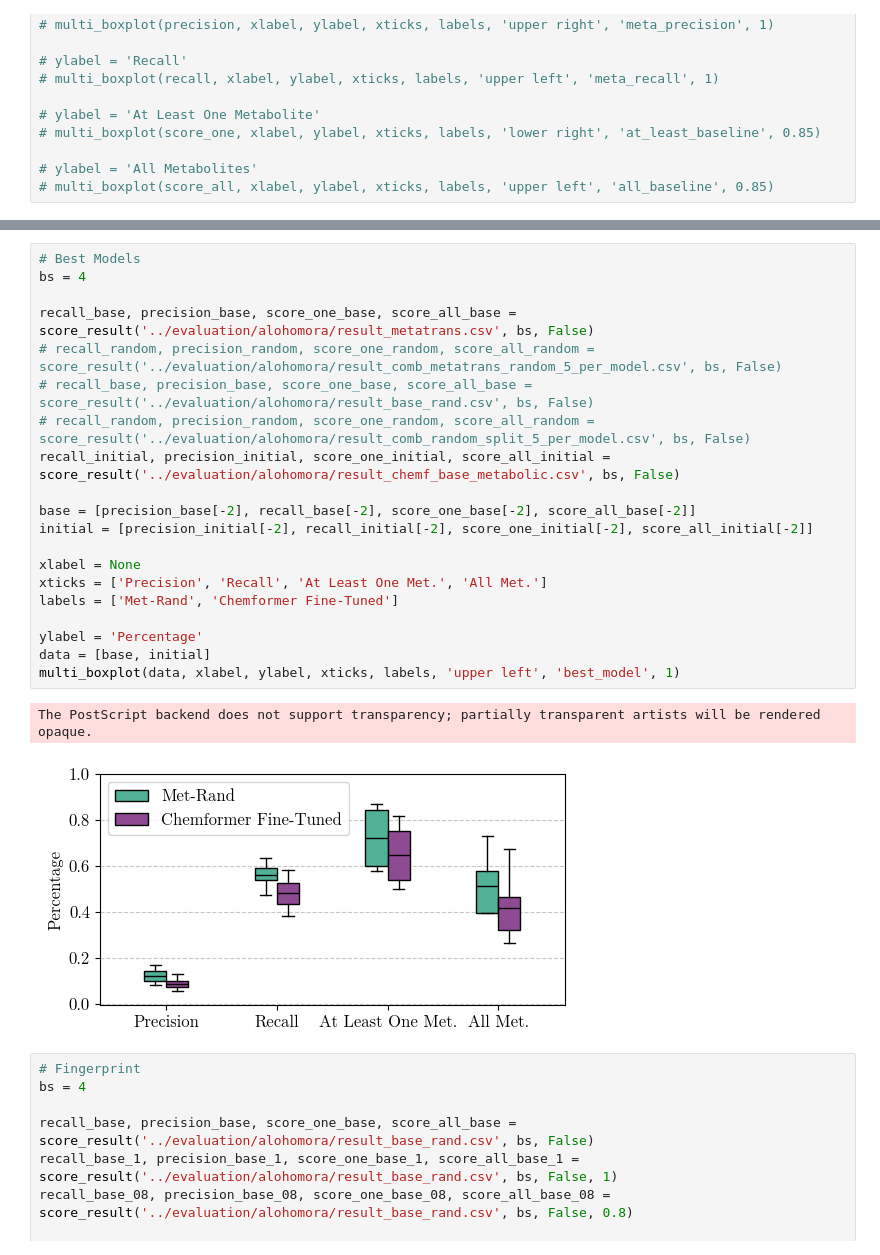
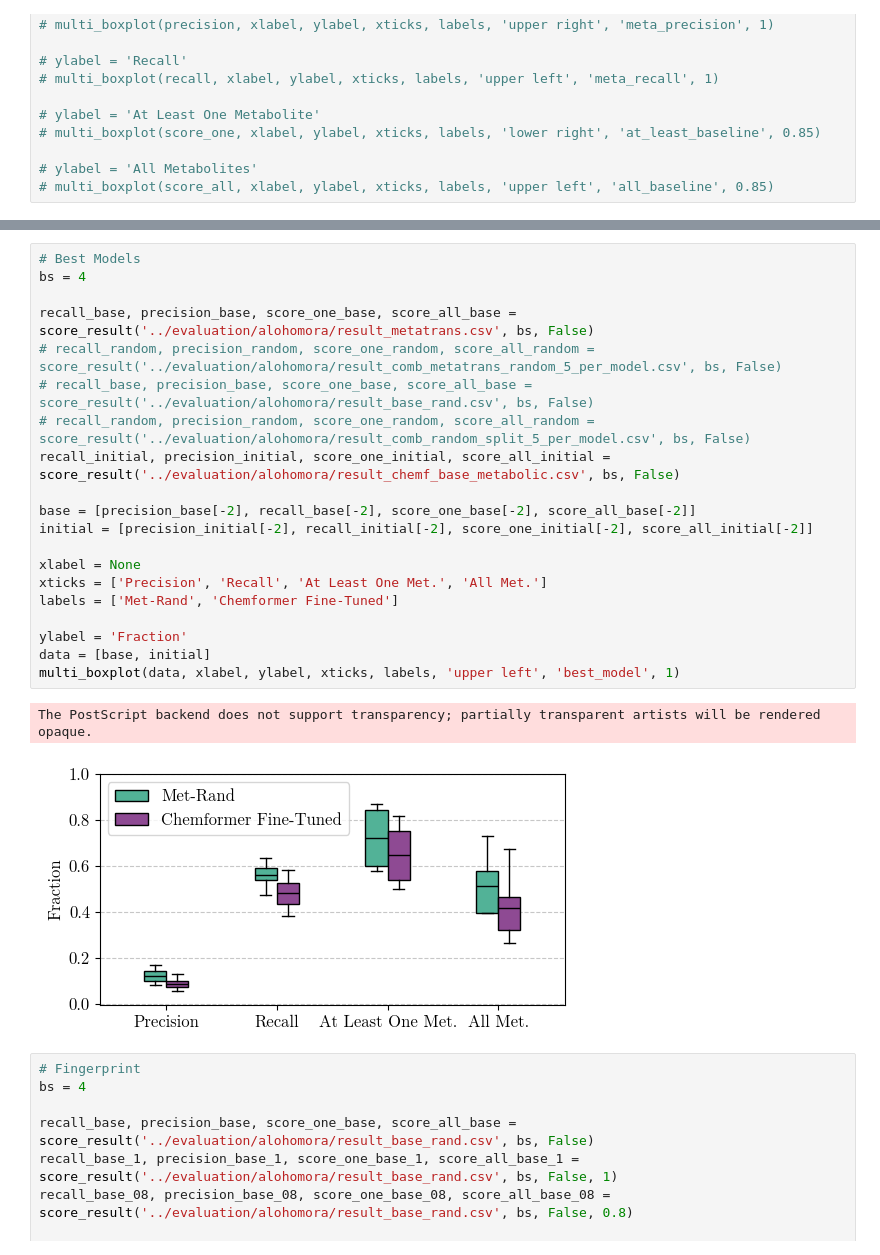
Before and after one commit to tsofiac/LAGOM, a Jupyter notebook: data_analysis/boxplot.ipynb, the cells around one changed output, grey strips where cells are left out. Drawn from its saved outputs; the diff is of its cells as text.

```diff
--- a/data_analysis/boxplot.ipynb
+++ b/data_analysis/boxplot.ipynb
@@ -543,26 +543,26 @@ The PostScript backend does not support transparency; partially transparent arti
 # %%
 # Best Models
 bs = 4
 
 recall_base, precision_base, score_one_base, score_all_base = score_result('../evaluation/alohomora/result_metatrans.csv', bs, False)
 # recall_random, precision_random, score_one_random, score_all_random = score_result('../evaluation/alohomora/result_comb_metatrans_random_5_per_model.csv', bs, False)
 # recall_base, precision_base, score_one_base, score_all_base = score_result('../evaluation/alohomora/result_base_rand.csv', bs, False)
 # recall_random, precision_random, score_one_random, score_all_random = score_result('../evaluation/alohomora/result_comb_random_split_5_per_model.csv', bs, False)
 recall_initial, precision_initial, score_one_initial, score_all_initial = score_result('../evaluation/alohomora/result_chemf_base_metabolic.csv', bs, False)
 
 base = [precision_base[-2], recall_base[-2], score_one_base[-2], score_all_base[-2]]
 initial = [precision_initial[-2], recall_initial[-2], score_one_initial[-2], score_all_initial[-2]]
 
 xlabel = None
 xticks = ['Precision', 'Recall', 'At Least One Met.', 'All Met.']
 labels = ['Met-Rand', 'Chemformer Fine-Tuned']
 
-ylabel = 'Percentage'
+ylabel = 'Fraction'
 data = [base, initial]
 multi_boxplot(data, xlabel, ylabel, xticks, labels, 'upper left', 'best_model', 1)
 # %% [output]
 The PostScript backend does not support transparency; partially transparent artists will be rendered opaque.
-[figure, old version]
+[figure, new version]
 # %%
 # Fingerprint
 bs = 4
```
Also changed, not shown: parts of 3 cells of this notebook, 20 other files.
